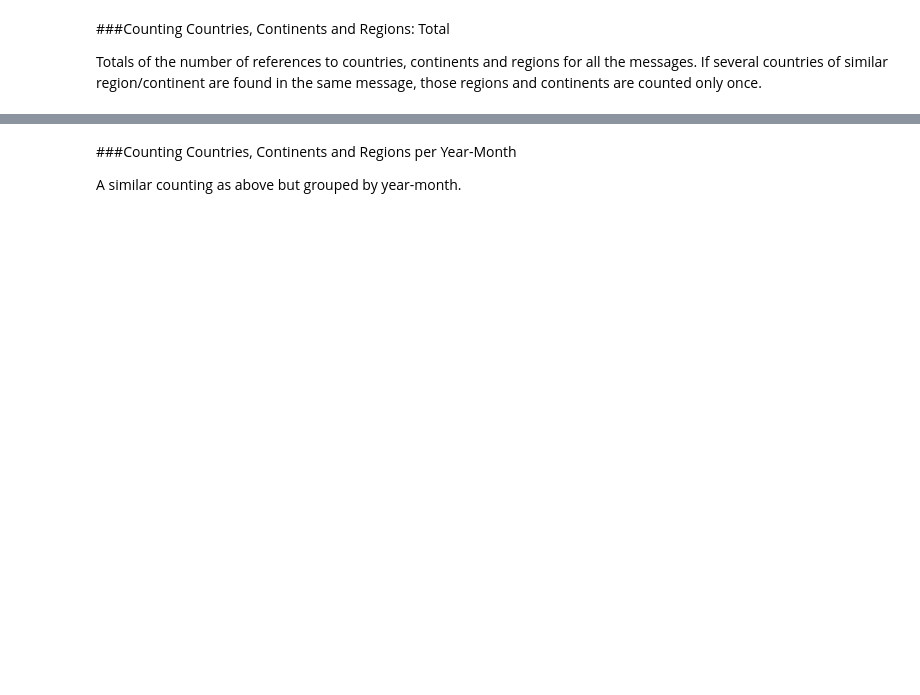
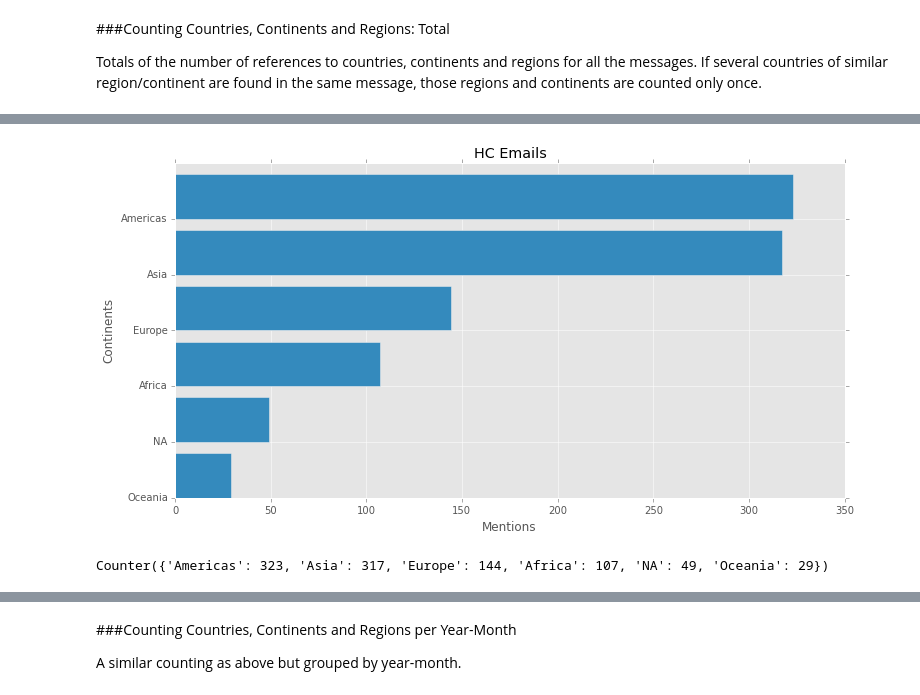
Before and after one commit to evaristoc/kaggle, a Jupyter notebook: hc_emails/hillary talks.ipynb, the cells around one changed output, grey strips where cells are left out. Cells and saved outputs as stored; diff of their text form; code cells hidden in the pictures; blank space fills up the shorter version.

```diff
--- a/hc_emails/hillary talks.ipynb
+++ b/hc_emails/hillary talks.ipynb
@@ -27,9 +43,13 @@ c = conn.cursor()
 ###Extraction of data (mails and dates) from SQLite to pandas
 # %%
 import pandas.io.sql as psql
-sql = "SELECT SUBSTR(MetadataDateSent,1,7) as SentFOIA, ExtractedDateSent as Sent, ExtractedBodyText as EmailBody FROM Emails a WHERE ExtractedBodyText != '' AND MetadataDateSent != '' ORDER BY MetadataDateSent"
+sql = "SELECT MetadataSubject as MetadataSubject, SUBSTR(MetadataDateSent,1,7) as SentFOIA, ExtractedDateSent as Sent, ExtractedBodyText as EmailBody FROM Emails a WHERE ExtractedBodyText != '' AND MetadataDateSent != '' ORDER BY MetadataDateSent"
 df = psql.frame_query(sql, conn)
+#df = df.iloc[:100,:]
 #df
+#sql2 = "SELECT SUBSTR(MetadataDateSent,1,7) as SentFOIA, ExtractedDateSent as Sent, ExtractedBodyText as EmailBody, RawText FROM Emails a WHERE ExtractedBodyText != '' AND MetadataDateSent != '' ORDER BY MetadataDateSent"
+#df2 = psql.frame_query(sql2, conn)
+#df['EmailBody'][4]
 # %% [markdown]
 ###Using and preparing R's countrycode dataset
 # %%
@@ -82,0 +259,6 @@ df.head()
+# %%
+#test = pretreatment(df['EmailBody'][4])
+#print(test)
+#df['EmailBody'] = df['EmailBody'].str.lower()
+df['EmailBody'] = df['EmailBody'].apply(pretreatment)
+df.head()
@@ -161,0 +422,16 @@ Counter({'Western Asia': 331, 'Southern Asia': 241, 'South America': 172, 'Easte
+# %%
+y,x = zip(*sorted(list(continentcounter.items()), key = lambda x: x[1]))
+
+plt.figure(figsize=(12,6))
+
+plt.barh(list(range(len(x))), x)
+plt.yticks(list(range(len(x))), y, ha='right')
+
+plt.title('HC Emails')
+plt.ylabel('Continents')
+plt.xlabel('Mentions')
+plt.show()
+print(continentcounter)
+# %% [output]
+[figure, added]
+Counter({'Americas': 323, 'Asia': 317, 'Europe': 144, 'Africa': 107, 'NA': 49, 'Oceania': 29})
```
Also changed, not shown: parts of 59 cells of this notebook, 2 other files.
